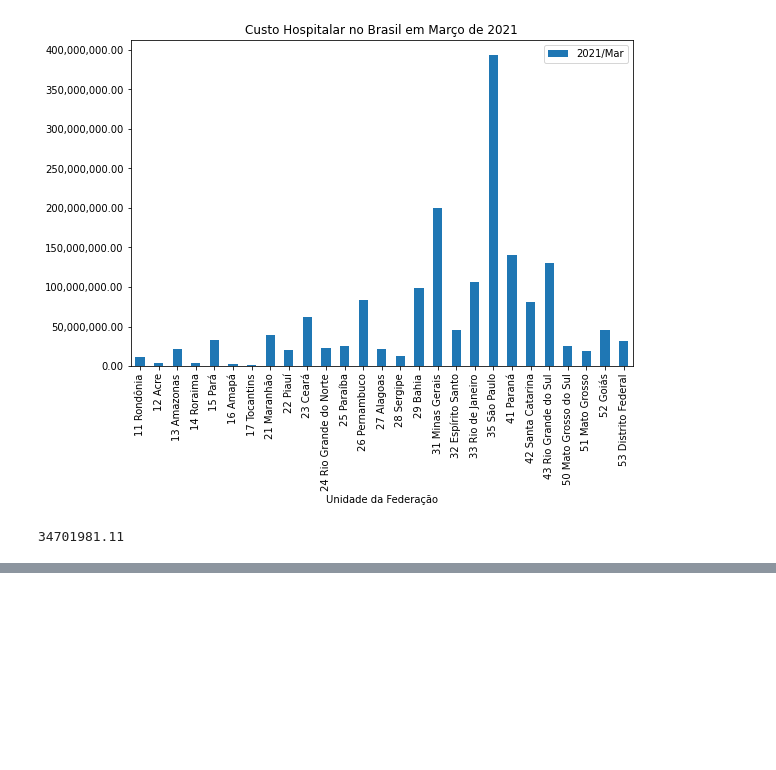
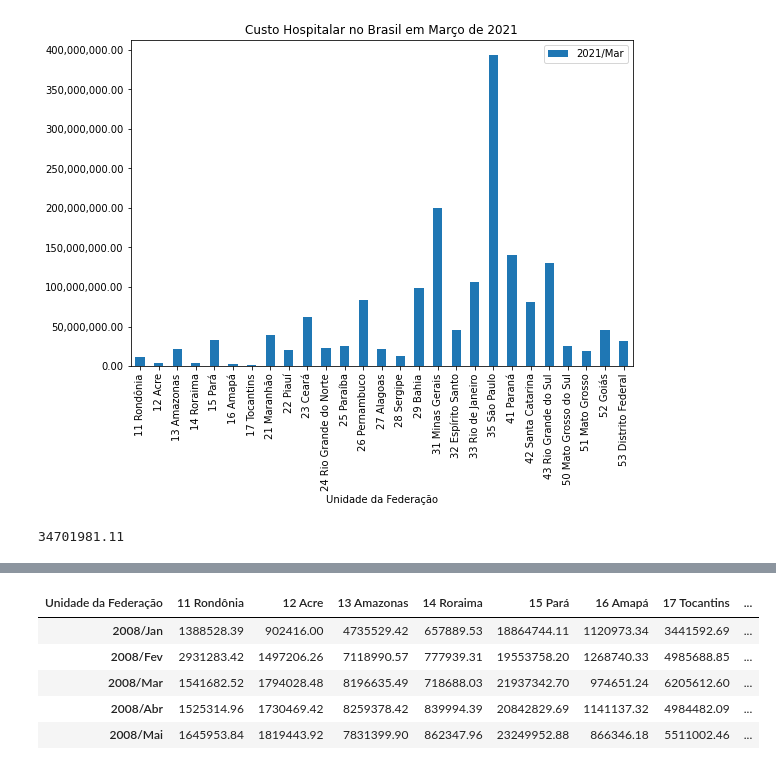
Before and after one commit to dougfeltrim/Bootcamp_Data_Science_Aplicada, a Jupyter notebook: Bootcamp_Data_Science_Aplicada.ipynb, the cells around one changed output, grey strips where cells are left out. Cells and saved outputs as stored; diff of their text form; code cells hidden in the pictures; blank space fills up the shorter version.

```diff
--- a/Bootcamp_Data_Science_Aplicada.ipynb
+++ b/Bootcamp_Data_Science_Aplicada.ipynb
@@ -83,0 +167,9 @@ print('%.2f' %  diferenca)
+# %%
+usaveis.T.head()
+# %% [output]
+| Unidade da Federação | 11 Rondônia | 12 Acre | 13 Amazonas | 14 Roraima | 15 Pará | 16 Amapá | 17 Tocantins | ... |
+| 2008/Jan | 1388528.39 | 902416.00 | 4735529.42 | 657889.53 | 18864744.11 | 1120973.34 | 3441592.69 | ... |
+| 2008/Fev | 2931283.42 | 1497206.26 | 7118990.57 | 777939.31 | 19553758.20 | 1268740.33 | 4985688.85 | ... |
+| 2008/Mar | 1541682.52 | 1794028.48 | 8196635.49 | 718688.03 | 21937342.70 | 974651.24 | 6205612.60 | ... |
+| 2008/Abr | 1525314.96 | 1730469.42 | 8259378.42 | 839994.39 | 20842829.69 | 1141137.32 | 4984482.09 | ... |
+| 2008/Mai | 1645953.84 | 1819443.92 | 7831399.90 | 862347.96 | 23249952.88 | 866346.18 | 5511002.46 | ... |
```
Also changed, not shown: parts of 8 cells of this notebook.
